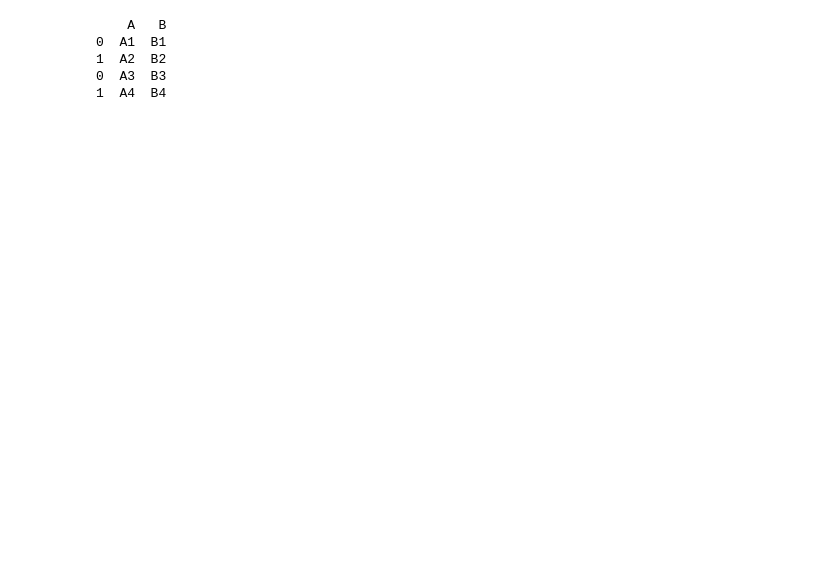
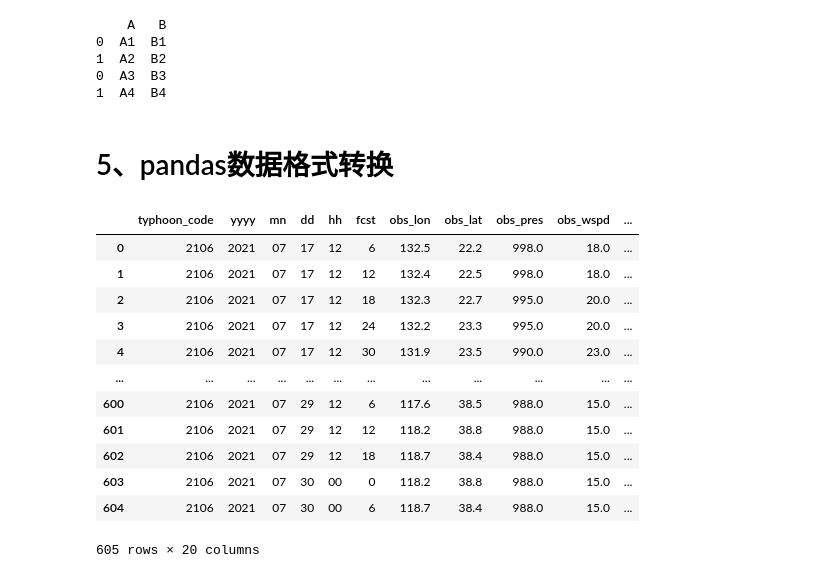
Before and after one commit to whpldgs/tec, a Jupyter notebook: pandas_tec.ipynb, the cells around one changed output. Drawn from its saved outputs; the diff is of its cells as text; code cells hidden in the pictures; blank space fills up the shorter version.

```diff
--- a/pandas_tec.ipynb
+++ b/pandas_tec.ipynb
@@ -160,3 +156,37 @@ print(pd.concat([df1,df2]))
 1  A2  B2
 0  A3  B3
 1  A4  B4
+# %% [markdown]
+# 5、pandas数据格式转换
+# %%
+import pandas as pd
+
+infile = './data/error2106.txt'
+
+col_names = ['typhoon_code','yyyy','mn','dd','hh','fcst','obs_lon','obs_lat','obs_pres','obs_wspd',
+             'fcst_lon','fcst_lat','fcst_pres','fcst_wspd','err_dir','err_pres','err_wspd','aa1','aa2']
+df  = pd.read_csv(infile,  sep='\s+', names=col_names)
+
+
+
+#  数据转换加补充0位
+df['yyyy'] = df['yyyy'].astype('str')
+for ivar in ['mn','dd','hh']:
+    df[ivar] = df[ivar].apply(lambda x : '{:0>2d}'.format(x)).astype('str')
+df['ddate'] = df['yyyy']+df['mn']+df['dd']+df['hh']
+
+df
+# %% [output]
+|  | typhoon_code | yyyy | mn | dd | hh | fcst | obs_lon | obs_lat | obs_pres | obs_wspd | ... |
+| 0 | 2106 | 2021 | 07 | 17 | 12 | 6 | 132.5 | 22.2 | 998.0 | 18.0 | ... |
+| 1 | 2106 | 2021 | 07 | 17 | 12 | 12 | 132.4 | 22.5 | 998.0 | 18.0 | ... |
+| 2 | 2106 | 2021 | 07 | 17 | 12 | 18 | 132.3 | 22.7 | 995.0 | 20.0 | ... |
+| 3 | 2106 | 2021 | 07 | 17 | 12 | 24 | 132.2 | 23.3 | 995.0 | 20.0 | ... |
+| 4 | 2106 | 2021 | 07 | 17 | 12 | 30 | 131.9 | 23.5 | 990.0 | 23.0 | ... |
+| ... | ... | ... | ... | ... | ... | ... | ... | ... | ... | ... | ... |
+| 600 | 2106 | 2021 | 07 | 29 | 12 | 6 | 117.6 | 38.5 | 988.0 | 15.0 | ... |
+| 601 | 2106 | 2021 | 07 | 29 | 12 | 12 | 118.2 | 38.8 | 988.0 | 15.0 | ... |
+| 602 | 2106 | 2021 | 07 | 29 | 12 | 18 | 118.7 | 38.4 | 988.0 | 15.0 | ... |
+| 603 | 2106 | 2021 | 07 | 30 | 00 | 0 | 118.2 | 38.8 | 988.0 | 15.0 | ... |
+| 604 | 2106 | 2021 | 07 | 30 | 00 | 6 | 118.7 | 38.4 | 988.0 | 15.0 | ... |
+605 rows × 20 columns
```
Also changed, not shown: parts of 1 cell of this notebook, 1 other file.
